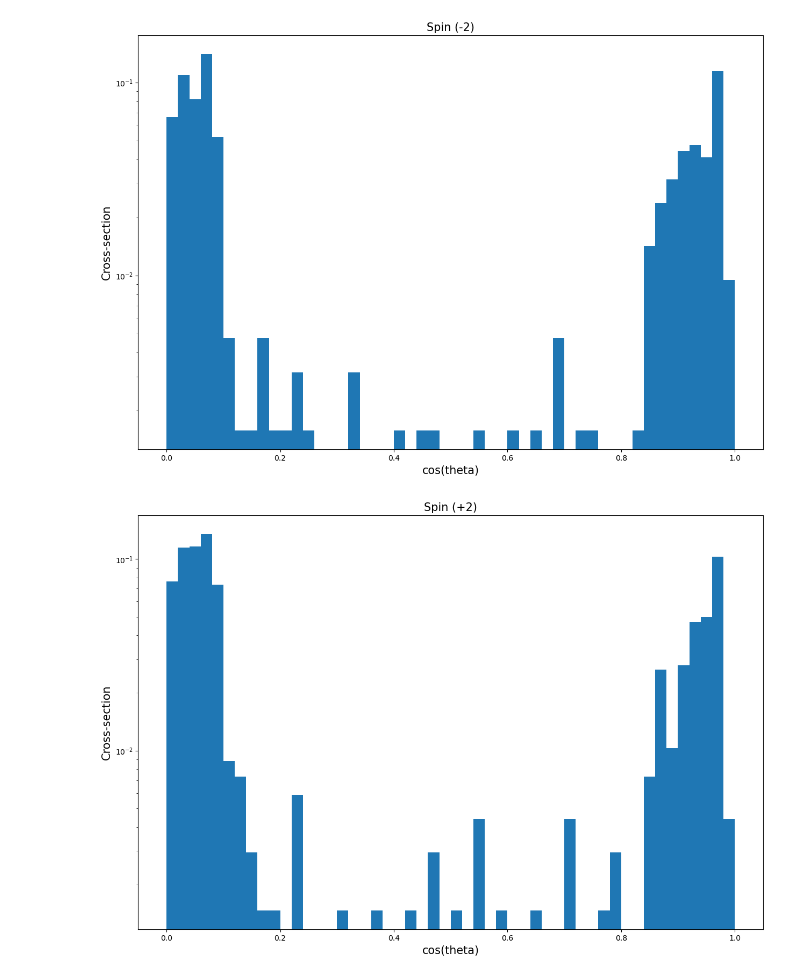
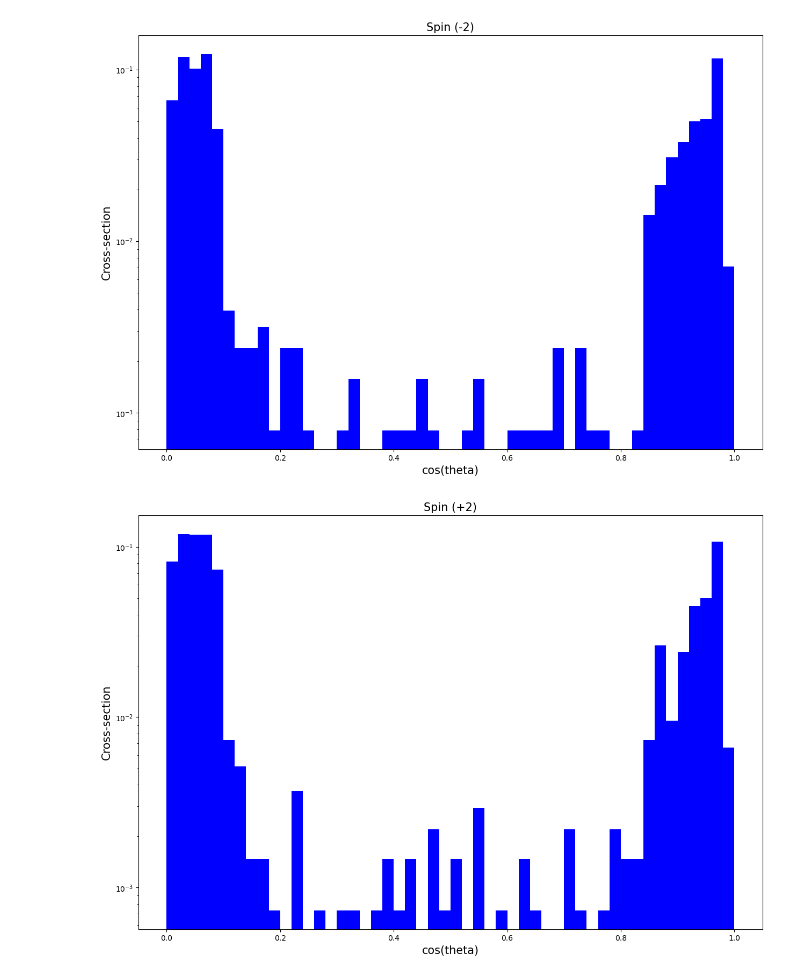
Before and after one commit to kraikisto/CERN_LEP_Z_boson, a Jupyter notebook: Spin.ipynb, the cells around one changed output. Drawn from its saved outputs; the diff is of its cells as text; code cells hidden in the pictures.

```diff
--- a/Spin.ipynb
+++ b/Spin.ipynb
@@ -120,7 +122,7 @@ bins = 50
 
 fig = plt.figure(figsize=(15, 10))
 limited_ECM = dataset[np.abs(dataset.ECM-89.5) < 0.2]
-plt.hist(np.cos(limited_ECM.THETA1), bins=bins, range=(lowerlimit,upperlimit), weights = [1/632.7]*len(limited_ECM))
+plt.hist([np.cos(limited_ECM.THETA1),np.cos(limited_ECM.THETA2)], color = ["blue", "blue"], bins=bins, range=(lowerlimit,upperlimit), weights = [[1/632.7/2]*len(limited_ECM), [1/632.7/2]*len(limited_ECM)] , stacked = True)
 
 plt.yscale('log')
 plt.xlabel('cos(theta)', fontsize=15)
@@ -129,21 +131,20 @@ plt.title('Spin (-2)', fontsize=15)
 
 plt.show()
 # %% [output]
-[figure, old version]
+[figure, new version]
 # %%
 lowerlimit = 0
 upperlimit = 1
 bins = 50
 
 fig = plt.figure(figsize=(15, 10))
 limited_ECM = dataset[np.abs(dataset.ECM-93) < 0.2]
-plt.hist(np.cos(limited_ECM.THETA1), bins=bins, range=(lowerlimit,upperlimit), weights = [1/681.2]*len(limited_ECM))
+plt.hist([np.cos(limited_ECM.THETA1),np.cos(limited_ECM.THETA2)], color = ["blue", "blue"], bins=bins, range=(lowerlimit,upperlimit), weights = [[1/681.2/2]*len(limited_ECM), [1/681.2/2]*len(limited_ECM)] , stacked = True)
 
 plt.yscale('log')
 plt.xlabel('cos(theta)', fontsize=15)
 plt.ylabel('Cross-section', fontsize=15)
 plt.title('Spin (+2)', fontsize=15)
-
 plt.show()
 # %% [output]
-[figure, old version]
+[figure, new version]
```
Also changed, not shown: parts of 7 cells of this notebook.
